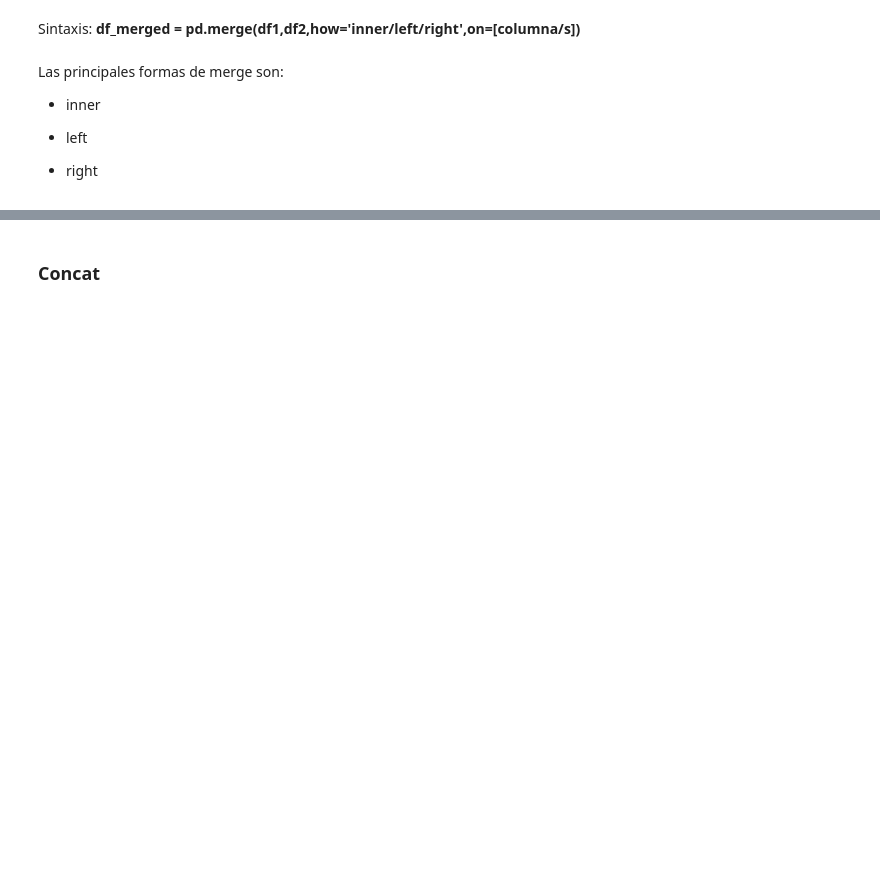
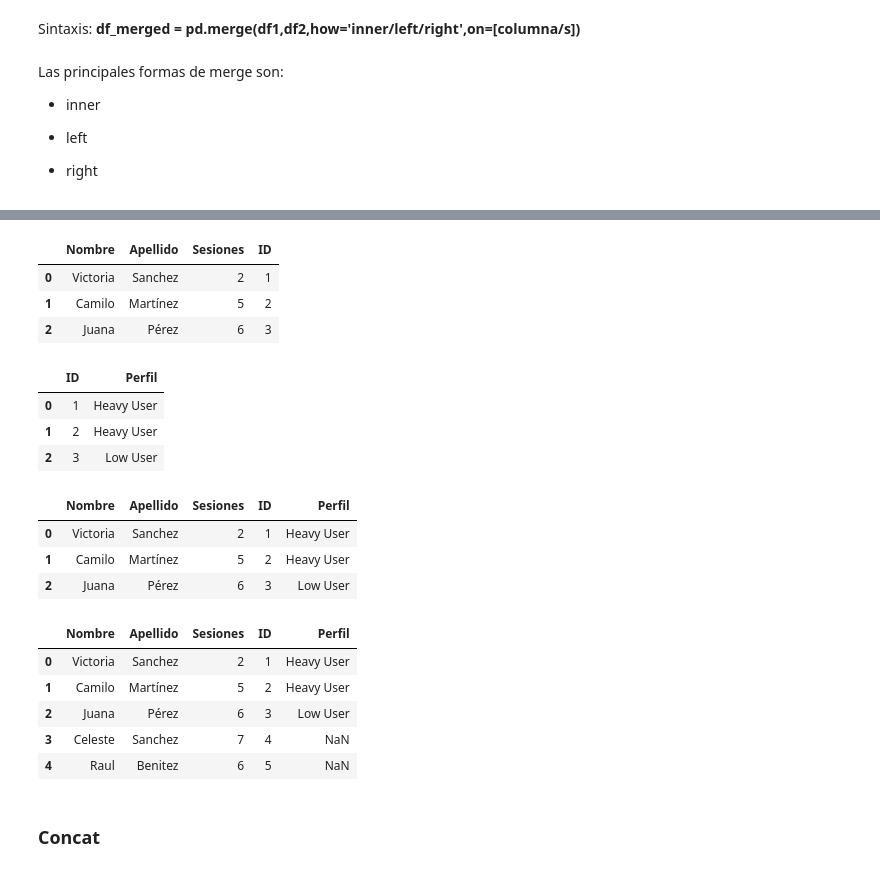
Before and after one commit to Agustin-Ber/Capacitacion-Python, a Jupyter notebook: Pandas/Pandas_Final.ipynb, the cells around one changed output, grey strips where cells are left out. Cells and saved outputs as stored; diff of their text form; code cells hidden in the pictures; blank space fills up the shorter version.

```diff
--- a/Pandas/Pandas_Final.ipynb
+++ b/Pandas/Pandas_Final.ipynb
@@ -710,6 +710,66 @@ Las principales formas de merge son:
 - right
 # %% [markdown]
 <img src="https://i.stack.imgur.com/iJUMl.png" width="350"/>
+# %%
+Lista_1 = ["Victoria", "Camilo", "Juana"]
+Lista_2 = ["Sanchez", "Martínez", "Pérez"]
+Lista_3 = [2,5,6]
+Lista_4 = [1,2,3]
+
+d = {"Nombre": Lista_1,
+     "Apellido": Lista_2,
+     "Sesiones": Lista_3,
+      "ID": Lista_4}
+
+df_1 = pd.DataFrame(d)
+df_1
+# %% [output]
+|  | Nombre | Apellido | Sesiones | ID |
+| 0 | Victoria | Sanchez | 2 | 1 |
+| 1 | Camilo | Martínez | 5 | 2 |
+| 2 | Juana | Pérez | 6 | 3 |
+# %%
+Lista_5 = [1,2,3]
+Lista_6 = ["Heavy User", "Heavy User", "Low User"]
+
+e = {"ID": Lista_5,
+     "Perfil": Lista_6}
+
+df_2 = pd.DataFrame(e)
+df_2
+# %% [output]
+|  | ID | Perfil |
+| 0 | 1 | Heavy User |
+| 1 | 2 | Heavy User |
+| 2 | 3 | Low User |
+# %%
+pd.merge(df_1, df_2, how = "inner", left_on = "ID", right_on = "ID")
+# %% [output]
+|  | Nombre | Apellido | Sesiones | ID | Perfil |
+| 0 | Victoria | Sanchez | 2 | 1 | Heavy User |
+| 1 | Camilo | Martínez | 5 | 2 | Heavy User |
+| 2 | Juana | Pérez | 6 | 3 | Low User |
+# %%
+Lista_1 = ["Victoria", "Camilo", "Juana", "Celeste", "Raul"]
+Lista_2 = ["Sanchez", "Martínez", "Pérez", "Sanchez", "Benitez"]
+Lista_3 = [2,5,6,7,6]
+Lista_4 = [1,2,3,4,5]
+
+d = {"Nombre": Lista_1,
+     "Apellido": Lista_2,
+     "Sesiones": Lista_3,
+      "ID": Lista_4}
+
+df_1 = pd.DataFrame(d)
+
+pd.merge(df_1, df_2, how = "left", left_on = "ID", right_on = "ID")
+# %% [output]
+|  | Nombre | Apellido | Sesiones | ID | Perfil |
+| 0 | Victoria | Sanchez | 2 | 1 | Heavy User |
+| 1 | Camilo | Martínez | 5 | 2 | Heavy User |
+| 2 | Juana | Pérez | 6 | 3 | Low User |
+| 3 | Celeste | Sanchez | 7 | 4 | NaN |
+| 4 | Raul | Benitez | 6 | 5 | NaN |
 # %% [markdown]
 ### Concat
 # %% [markdown]
```
Also changed, not shown: parts of 3 cells of this notebook.
